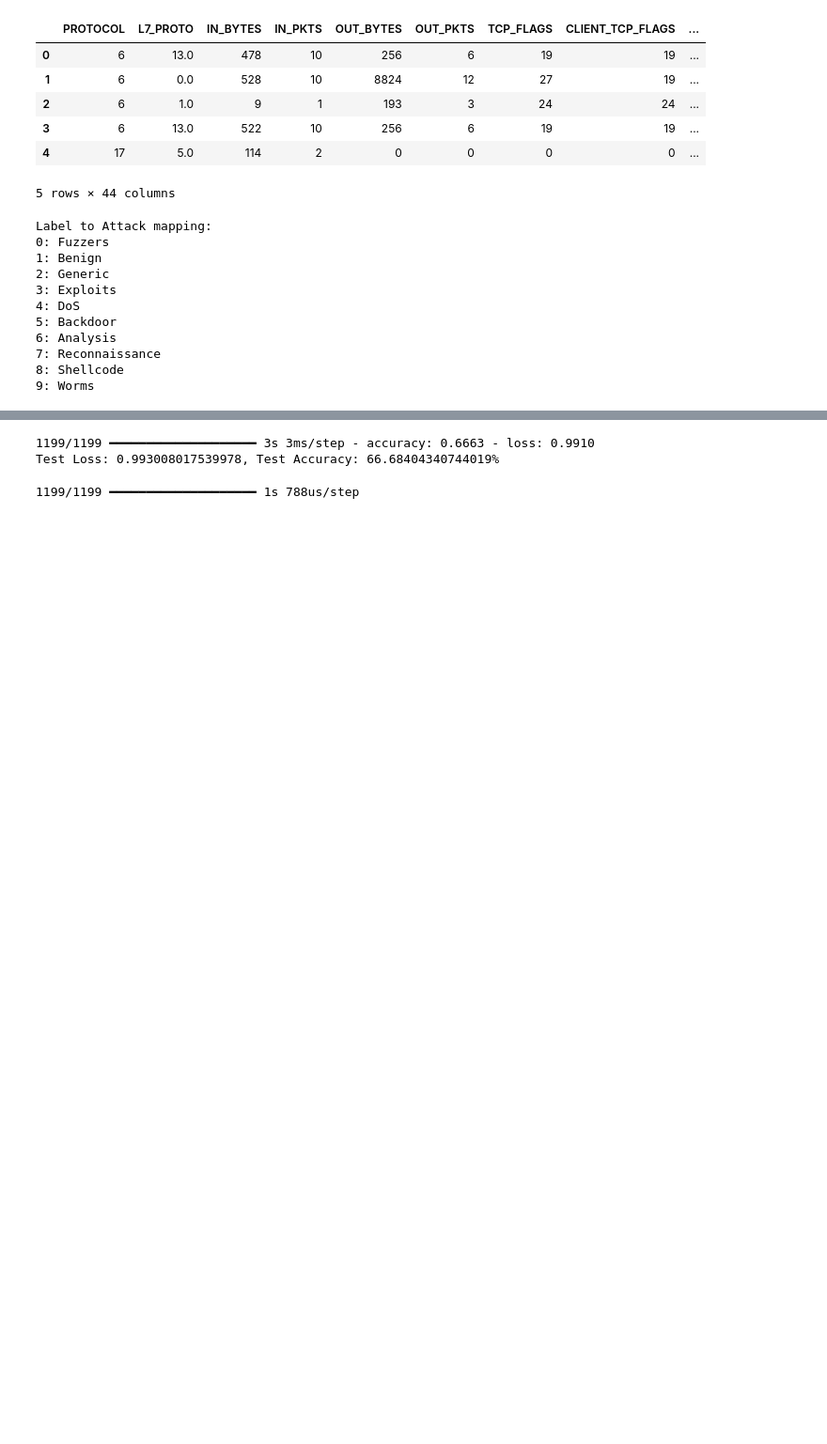
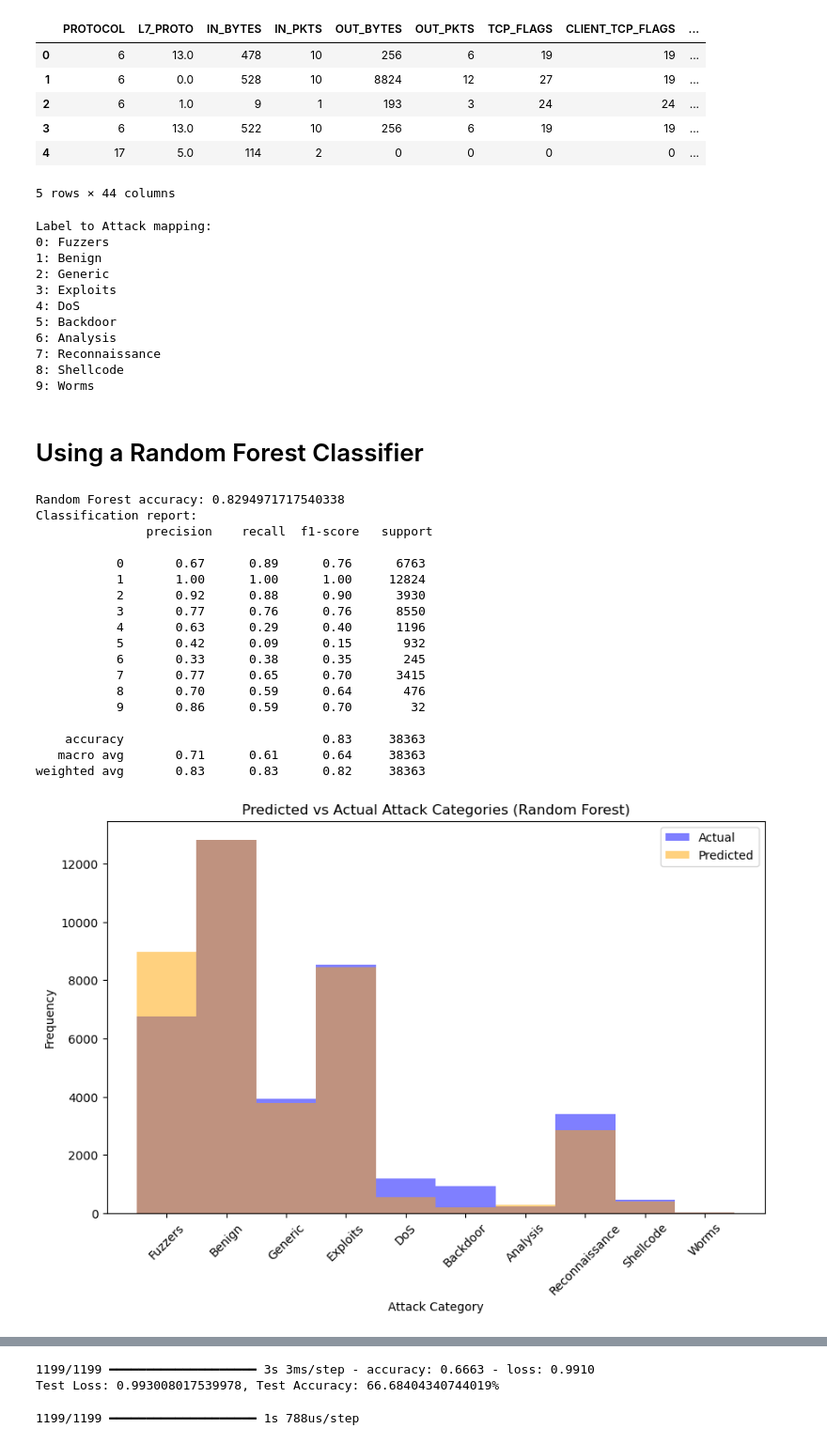
Before and after one commit to lilysli/intrusion-detection-classifier, a Jupyter notebook: src/intrusion-detection-classifier.ipynb, the cells around one changed output, grey strips where cells are left out. Shown: that part at 94% size. Saved outputs shown, nothing was run; the diff lists cells and outputs as text; code cells hidden in the pictures; blank space fills up the shorter version.

```diff
--- a/src/intrusion-detection-classifier.ipynb
+++ b/src/intrusion-detection-classifier.ipynb
@@ -112,7 +113,49 @@ features_scaled = scaler.fit_transform(features)
 
 # Split data into training and testing sets
 X_train, X_test, y_train, y_test = train_test_split(features_scaled, labels, test_size=0.2, random_state=42, stratify=labels)
+# %% [markdown]
+# Using a Random Forest Classifier
 # %%
 # Train Random Forest
 rf = RandomForestClassifier(n_estimators=100, random_state=42)
 rf.fit(X_train, y_train)
+
+# Predict on test set
+y_rf_pred = rf.predict(X_test)
+
+# Print accuracy
+print("Random Forest accuracy:", accuracy_score(y_test, y_rf_pred))
+
+# Print classification report
+print("Classification report:\n", classification_report(y_test, y_rf_pred))
+
+# Plot histogram of actual vs predicted categories
+plt.figure(figsize=(10, 6))
+plt.hist(y_test, bins=np.arange(len(label_mapping)+1)-0.5, alpha=0.5, label='Actual', color='blue')
+plt.hist(y_rf_pred, bins=np.arange(len(label_mapping)+1)-0.5, alpha=0.5, label='Predicted', color='orange')
+plt.xticks(ticks=range(len(label_mapping)), labels=[label for label in label_mapping.keys()], rotation=45)
+plt.xlabel('Attack Category')
+plt.ylabel('Frequency')
+plt.title('Predicted vs Actual Attack Categories (Random Forest)')
+plt.legend()
+plt.show()
+# %% [output]
+Random Forest accuracy: 0.8294971717540338
+Classification report:
+               precision    recall  f1-score   support
+
+           0       0.67      0.89      0.76      6763
+           1       1.00      1.00      1.00     12824
+           2       0.92      0.88      0.90      3930
+           3       0.77      0.76      0.76      8550
+           4       0.63      0.29      0.40      1196
+           5       0.42      0.09      0.15       932
+           6       0.33      0.38      0.35       245
+           7       0.77      0.65      0.70      3415
+           8       0.70      0.59      0.64       476
+           9       0.86      0.59      0.70        32
+
+    accuracy                           0.83     38363
+   macro avg       0.71      0.61      0.64     38363
+weighted avg       0.83      0.83      0.82     38363
+[figure, added]
```
Also changed, not shown: parts of 4 cells of this notebook.
